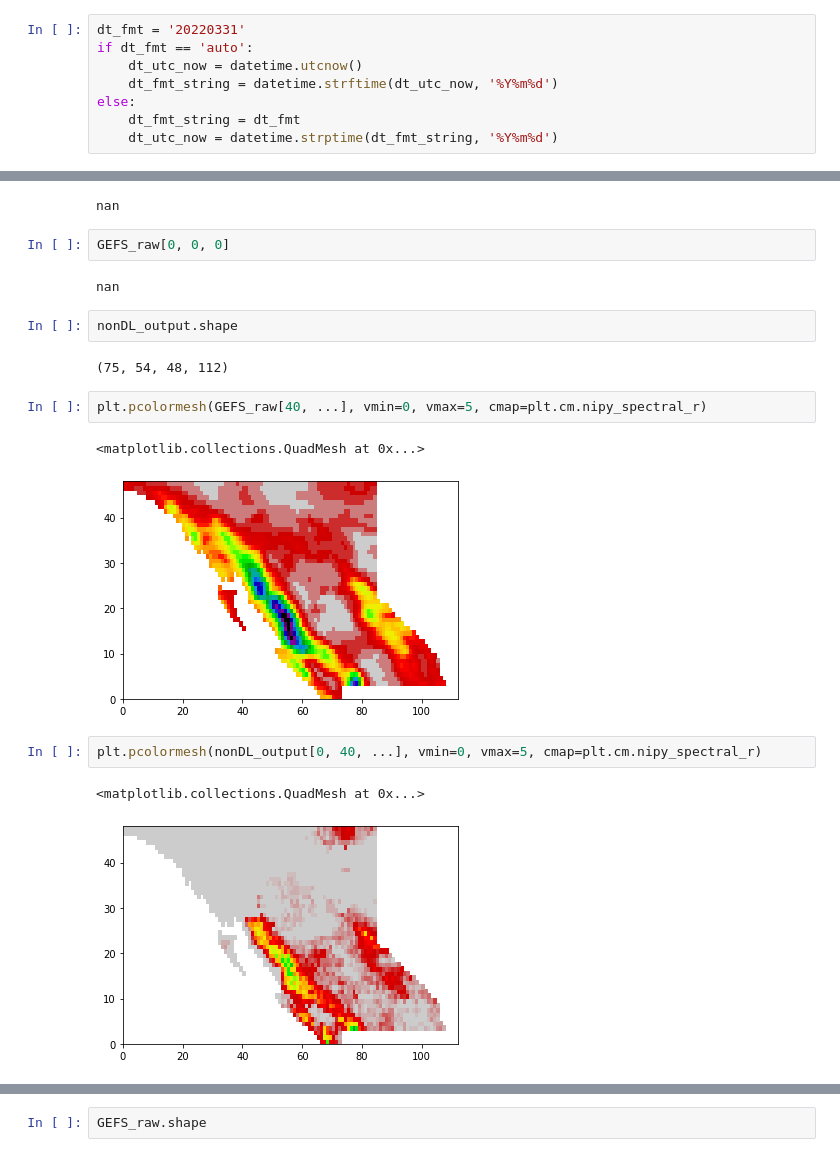
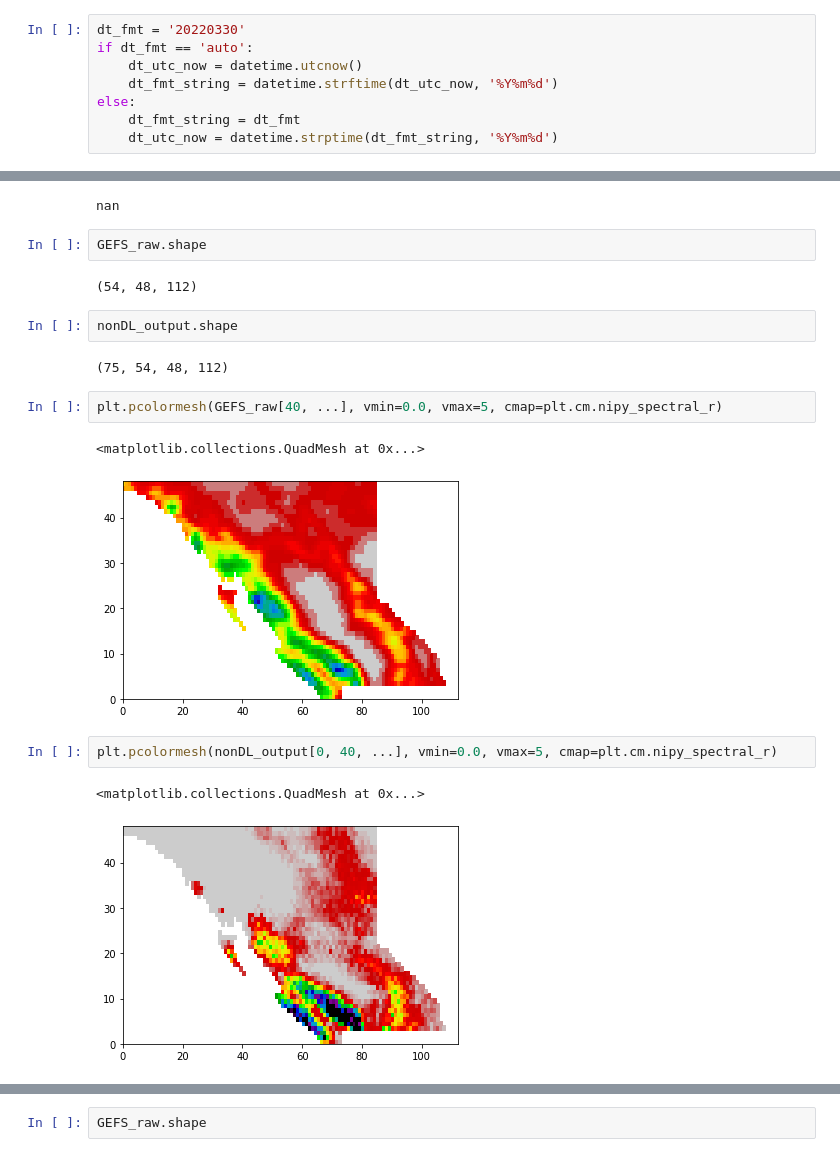
Before and after one commit to yingkaisha/WFRT-PP-DEV, a Jupyter notebook: notebooks/DEV04_Plot.ipynb, the cells around one changed output, grey strips where cells are left out. Saved outputs shown, nothing was run; the diff lists cells and outputs as text.

```diff
--- a/notebooks/DEV04_Plot.ipynb
+++ b/notebooks/DEV04_Plot.ipynb
@@ -46,7 +46,7 @@ from mpl_toolkits.axes_grid1.inset_locator import inset_axes
 
 %matplotlib inline
 # %%
-dt_fmt = '20220331'
+dt_fmt = '20220330'
 if dt_fmt == 'auto':
     dt_utc_now = datetime.utcnow()
     dt_fmt_string = datetime.strftime(dt_utc_now, '%Y%m%d')
@@ -104,22 +104,22 @@ nan
 nonDL_output[0, 0, 0, 0]
 # %% [output]
 nan
-# %%
-GEFS_raw[0, 0, 0]
-# %% [output]
-nan
+# %%
+GEFS_raw.shape
+# %% [output]
+(54, 48, 112)
 # %%
 nonDL_output.shape
 # %% [output]
 (75, 54, 48, 112)
 # %%
-plt.pcolormesh(GEFS_raw[40, ...], vmin=0, vmax=5, cmap=plt.cm.nipy_spectral_r)
+plt.pcolormesh(GEFS_raw[40, ...], vmin=0.0, vmax=5, cmap=plt.cm.nipy_spectral_r)
 # %% [output]
 <matplotlib.collections.QuadMesh at 0x...>
-[figure, old version]
+[figure, new version]
 # %%
-plt.pcolormesh(nonDL_output[0, 40, ...], vmin=0, vmax=5, cmap=plt.cm.nipy_spectral_r)
+plt.pcolormesh(nonDL_output[0, 40, ...], vmin=0.0, vmax=5, cmap=plt.cm.nipy_spectral_r)
 # %% [output]
 <matplotlib.collections.QuadMesh at 0x...>
-[figure, old version]
+[figure, new version]
 # %%
```
Also changed, not shown: parts of 5 cells of this notebook, 9 other files.
